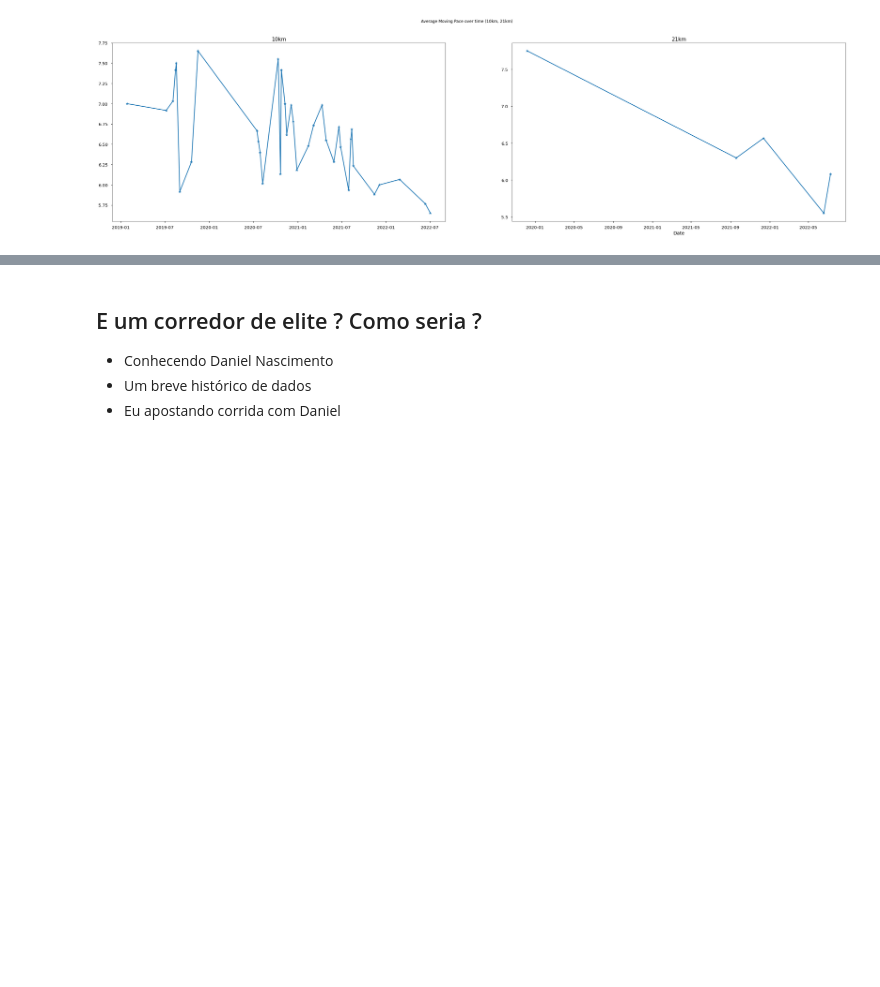
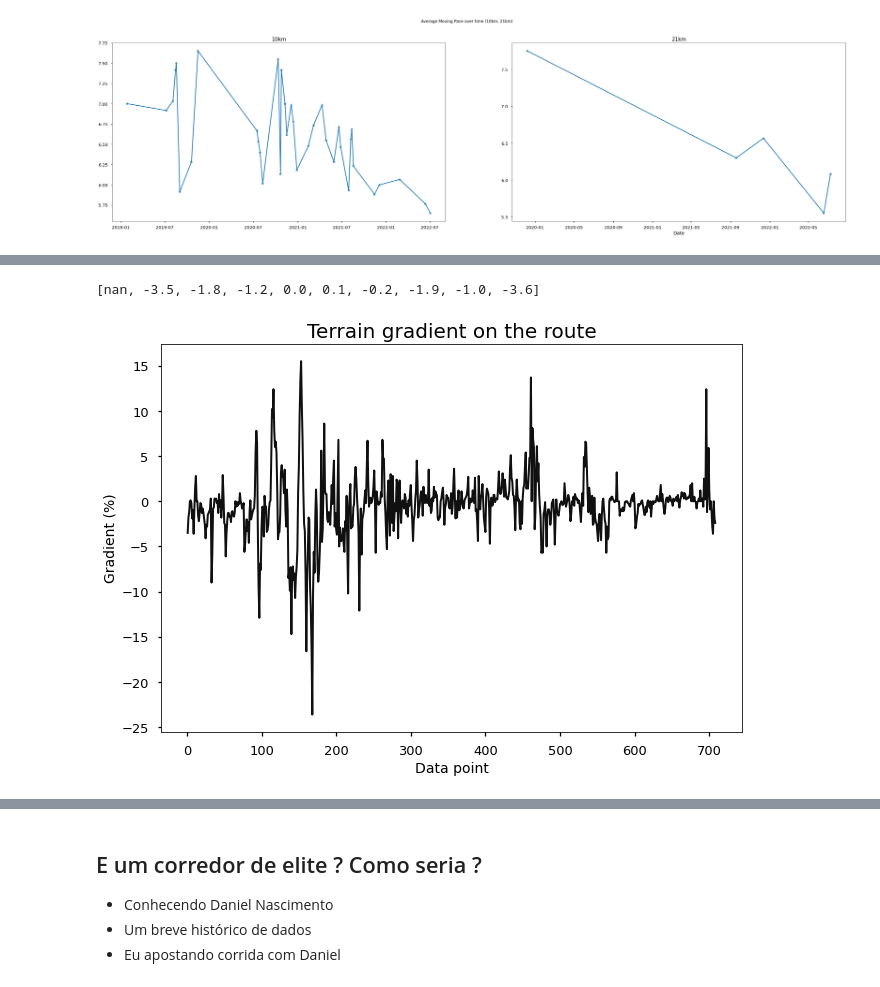
Before and after one commit to corriporai/presentations, a Jupyter notebook: pythonnordeste2022/slides.ipynb, the cells around one changed output, grey strips where cells are left out. Drawn from its saved outputs; the diff is of its cells as text; code cells hidden in the pictures; blank space fills up the shorter version.

```diff
--- a/pythonnordeste2022/slides.ipynb
+++ b/pythonnordeste2022/slides.ipynb
@@ -1874,0 +2033,18 @@ chart
+# %%
+gradients = [np.nan]
+
+for ind, row in course.iterrows():
+    if ind == 0:
+        continue
+    grade = (row['elevation_diff'] / row['distance']) * 100
+    gradients.append(np.round(grade, 1))
+gradients[:10]
+# %% [output]
+[nan, -3.5, -1.8, -1.2, 0.0, 0.1, -0.2, -1.9, -1.0, -3.6]
+# %%
+plt.title('Terrain gradient on the route', size=20)
+plt.xlabel('Data point', size=14)
+plt.ylabel('Gradient (%)', size=14)
+plt.plot(np.arange(len(gradients)), gradients, lw=2, color='#101010');
+# %% [output]
+[figure, added]
```
Also changed, not shown: parts of 21 cells of this notebook, 3 other files.
